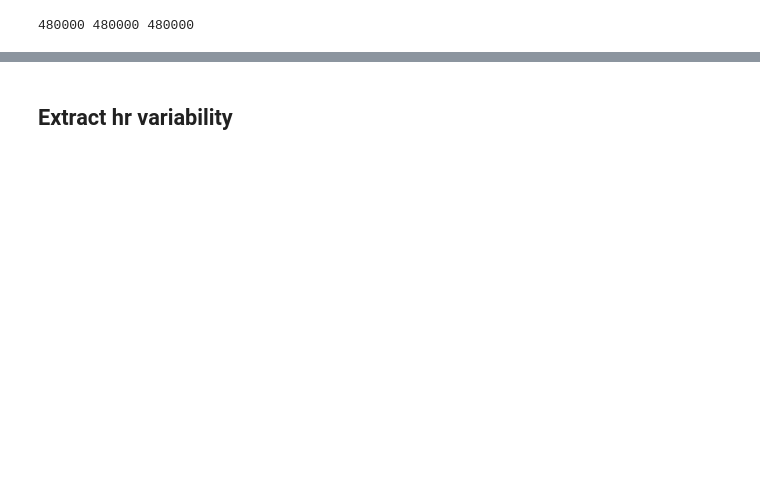
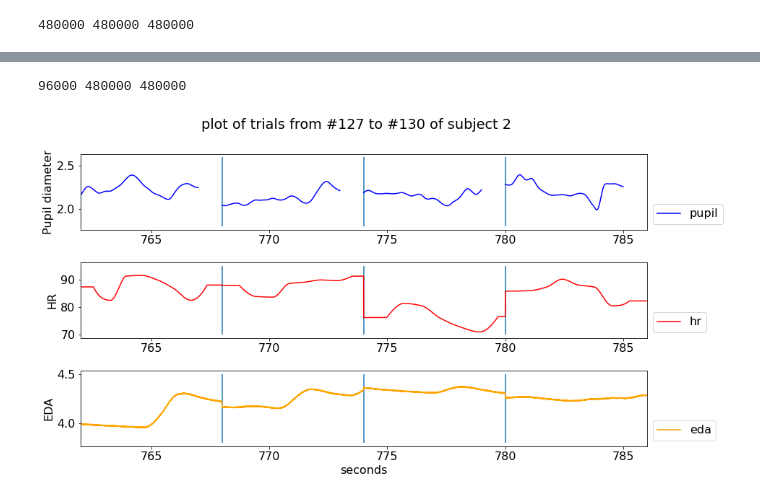
Before and after one commit to matteolimoncini/fear_gen, a Jupyter notebook: syncs.ipynb, the cells around one changed output, grey strips where cells are left out. Drawn from its saved outputs; the diff is of its cells as text; code cells hidden in the pictures; blank space fills up the shorter version.

```diff
--- a/syncs.ipynb
+++ b/syncs.ipynb
@@ -783,2 +698,0 @@ len(list_pupil[list_start:list_end])
-# %% [markdown]
-## Extract hr variability
@@ -787,4 +698,0 @@ hr_subj.loc[trial_numb]
-# %%
-df, info = nk.ecg_process(list(hr_subj.loc[trial_numb]), sampling_rate=SAMPLING_RATE_HR)
-print(df['ECG_Rate'])
-df
@@ -793,3 +699,24 @@ nk.ecg_intervalrelated(df, sampling_rate=500)
+# %%
+def create_single_signal_lists(df_pupil, df_eda, df_hr):
+    list_pupil, list_eda, list_hr = [], [], []
+    for i in range(len(df_pupil)):
+        raw_list = df_pupil.loc[i, :].values.flatten().tolist()
+        list_pupil = list_pupil + raw_list
+        list_pupil.extend([float('NaN') for x in range(100)])
+    for i in range(len(df_eda)):
+        raw_list = df_eda.loc[i, :].values.flatten().tolist()
+        list_eda = list_eda + raw_list
+    for i in range(len(df_hr)):
+        raw_list = df_hr.loc[i, :].values.flatten().tolist()
+        df, info = nk.ecg_process(raw_list, sampling_rate=SAMPLING_RATE_HR)
+        ecg_rate_trial = df['ECG_Rate']
+        list_hr = list_hr + list(ecg_rate_trial)
+    return list_pupil, list_eda, list_hr
+# %%
+list_pupil, list_eda, list_hr = create_single_signal_lists(pupil_subj, eda_subj, hr_subj)
+print(len(list_pupil), len(list_eda), len(list_hr))
+# %% [output]
+96000 480000 480000
 # %%
 starting_trial = 0        #starting from 0
 len_trial = 1
@@ -821,27 +748,29 @@ def extract_trials_lines(df, start, end):
 trials = extract_trials_lines(X_pupil, pup_start, pup_end)
 # %%
 fig, ax = plt.subplots(3, figsize=(12,7))
-fig.suptitle('plot of trial #'+str(trial_numb)+' of subject '+str(subject_number))
+fig.suptitle('plot of trials from #'+str(trial_numb)+' to #'+str(num_trial+trial_numb-1) +' of subject '+str(subject_number))
 fig.tight_layout()
 
 ax[0].plot(X_pupil[pup_start:pup_end], list_pupil[pup_start:pup_end],color='blue',label='pupil')
 ax[0].set(ylabel='Pupil diameter')
 ax[0].legend(bbox_to_anchor=(1,0), loc="lower left")
-ax[0].vlines(trials, ymin=1.4, ymax=2.6)
+ax[0].vlines(trials, ymin=1.8, ymax=2.6)
 ax[0].set_xlim([X_pupil[pup_start], X_pupil[pup_end]])
 
 
 ax[1].plot(X_hr_eda[hr_start:hr_end], list_hr[hr_start:hr_end],color='red',label='hr')
 ax[1].set(ylabel='HR')
 ax[1].legend(bbox_to_anchor=(1,0), loc="lower left")
-ax[1].vlines(trials, ymin=-1, ymax=1.6)
+ax[1].vlines(trials, ymin=70, ymax=95)
 ax[1].set_xlim([X_hr_eda[hr_start], X_hr_eda[hr_end]])
 
 ax[2].plot(X_hr_eda[hr_start:hr_end],list_eda[eda_start:eda_end],color='orange',label='eda')
 ax[2].set(ylabel='EDA')
 ax[2].legend(bbox_to_anchor=(1,0), loc="lower left")
-ax[2].vlines(trials, ymin=3, ymax=5)
+ax[2].vlines(trials, ymin=3.8, ymax=4.5)
 ax[2].set_xlim([X_hr_eda[hr_start], X_hr_eda[hr_end]])
 
 plt.xlabel('seconds')
 plt.show()
+# %% [output]
+[figure, added]
```
Also changed, not shown: parts of 14 cells of this notebook.
